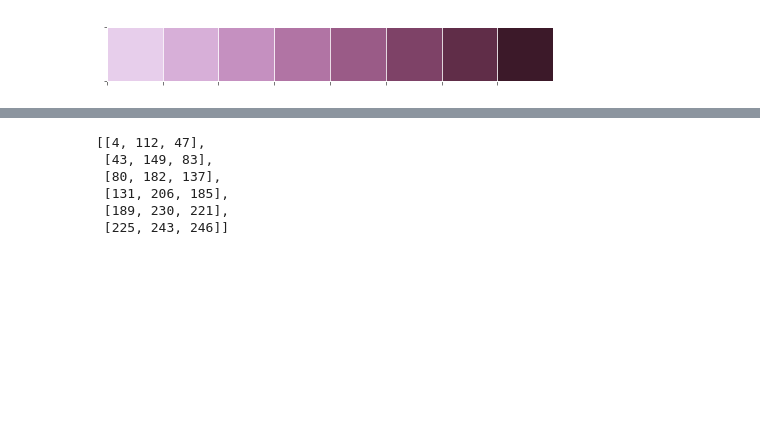
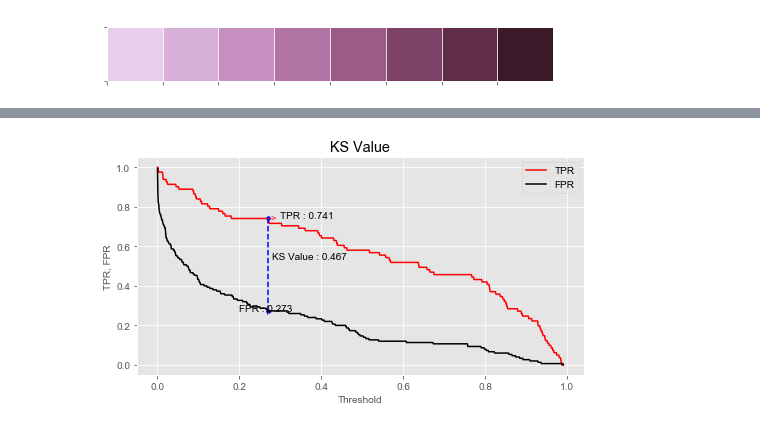
Before and after one commit to chenlinlin6/Resuable_codes, a Jupyter notebook: 未命名.ipynb, the cells around one changed output, grey strips where cells are left out. Drawn from its saved outputs; the diff is of its cells as text; code cells hidden in the pictures; blank space fills up the shorter version.

```diff
--- a/未命名.ipynb
+++ b/未命名.ipynb
@@ -197,9 +176,0 @@ for color in color_list_01:
-# %%
-RGB_list
-# %% [output]
-[[4, 112, 47],
- [43, 149, 83],
- [80, 182, 137],
- [131, 206, 185],
- [189, 230, 221],
- [225, 243, 246]]
@@ -205,0 +271,4 @@ RGB_list
+# %%
+plot_ks(y_test,y_prob[:,1])
+# %% [output]
+[figure, added]
```
Also changed, not shown: parts of 12 cells of this notebook, 3 other files.
